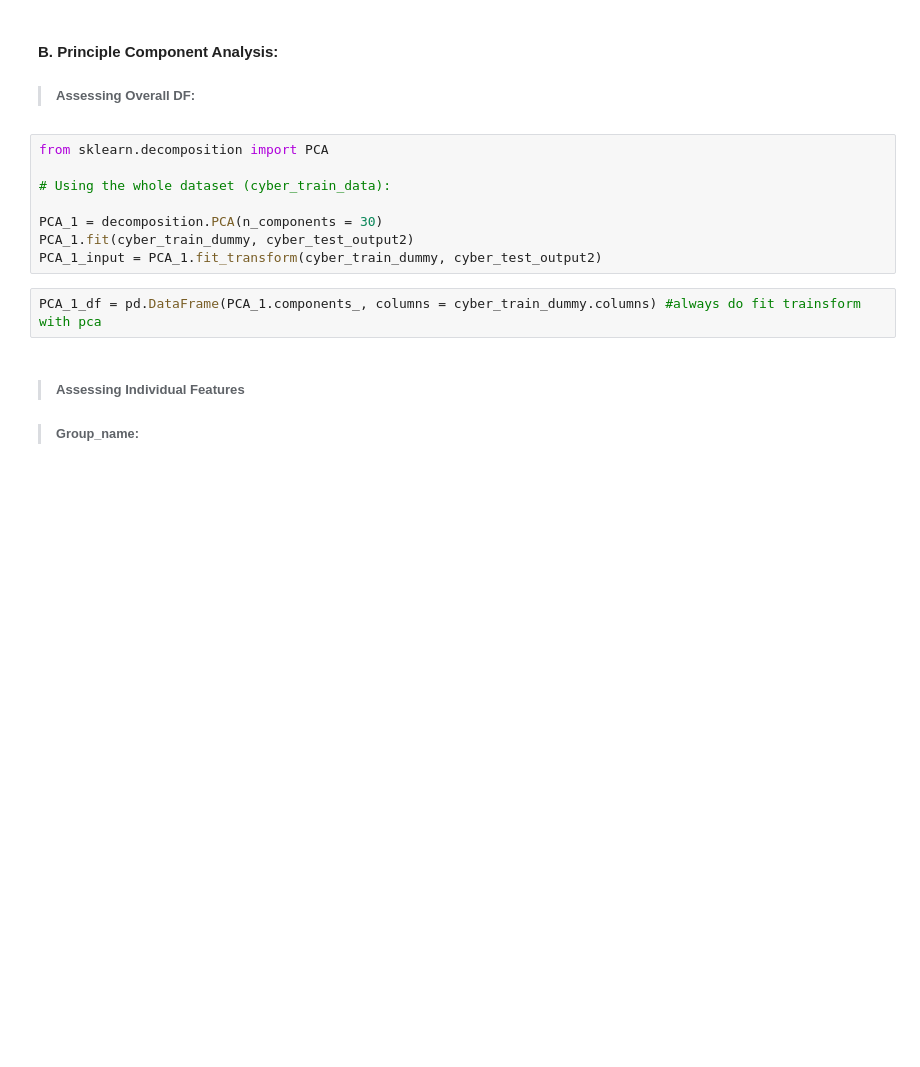
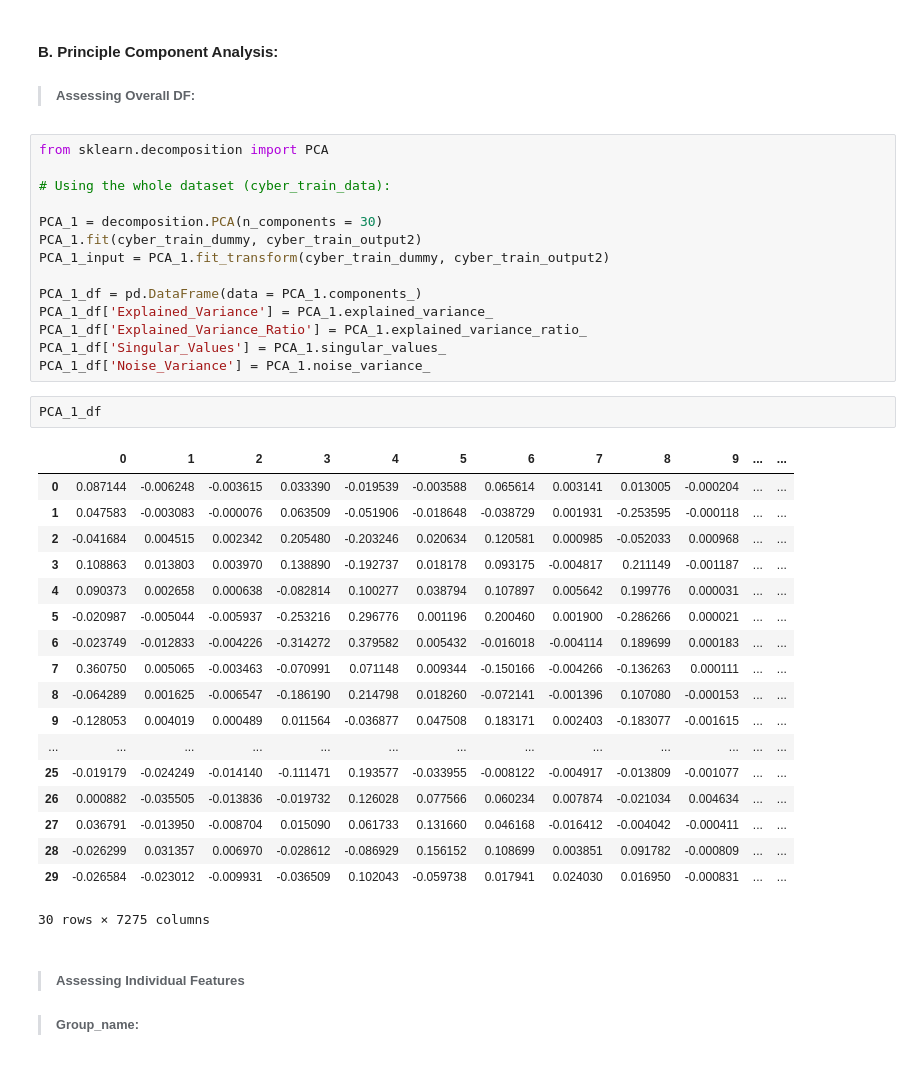
Before and after one commit to Begecky/Thinkful_Materials, a Jupyter notebook: CyberTerrorism3.ipynb, the cells around one changed output. Saved outputs shown, nothing was run; the diff lists cells and outputs as text; blank space fills up the shorter version.

```diff
--- a/CyberTerrorism3.ipynb
+++ b/CyberTerrorism3.ipynb
@@ -1205,10 +1248,35 @@ from sklearn.decomposition import PCA
 # Using the whole dataset (cyber_train_data):
 
 PCA_1 = decomposition.PCA(n_components = 30)
-PCA_1.fit(cyber_train_dummy, cyber_test_output2)
-PCA_1_input = PCA_1.fit_transform(cyber_train_dummy, cyber_test_output2)
+PCA_1.fit(cyber_train_dummy, cyber_train_output2)
+PCA_1_input = PCA_1.fit_transform(cyber_train_dummy, cyber_train_output2)
+
+PCA_1_df = pd.DataFrame(data = PCA_1.components_)
+PCA_1_df['Explained_Variance'] = PCA_1.explained_variance_
+PCA_1_df['Explained_Variance_Ratio'] = PCA_1.explained_variance_ratio_
+PCA_1_df['Singular_Values'] = PCA_1.singular_values_
+PCA_1_df['Noise_Variance'] = PCA_1.noise_variance_
-# %%
-PCA_1_df = pd.DataFrame(PCA_1.components_, columns = cyber_train_dummy.columns) #always do fit trainsform with pca
+# %%
+PCA_1_df
+# %% [output]
+|  | 0 | 1 | 2 | 3 | 4 | 5 | 6 | 7 | 8 | 9 | ... | ... |
+| 0 | 0.087144 | -0.006248 | -0.003615 | 0.033390 | -0.019539 | -0.003588 | 0.065614 | 0.003141 | 0.013005 | -0.000204 | ... | ... |
+| 1 | 0.047583 | -0.003083 | -0.000076 | 0.063509 | -0.051906 | -0.018648 | -0.038729 | 0.001931 | -0.253595 | -0.000118 | ... | ... |
+| 2 | -0.041684 | 0.004515 | 0.002342 | 0.205480 | -0.203246 | 0.020634 | 0.120581 | 0.000985 | -0.052033 | 0.000968 | ... | ... |
+| 3 | 0.108863 | 0.013803 | 0.003970 | 0.138890 | -0.192737 | 0.018178 | 0.093175 | -0.004817 | 0.211149 | -0.001187 | ... | ... |
+| 4 | 0.090373 | 0.002658 | 0.000638 | -0.082814 | 0.100277 | 0.038794 | 0.107897 | 0.005642 | 0.199776 | 0.000031 | ... | ... |
+| 5 | -0.020987 | -0.005044 | -0.005937 | -0.253216 | 0.296776 | 0.001196 | 0.200460 | 0.001900 | -0.286266 | 0.000021 | ... | ... |
+| 6 | -0.023749 | -0.012833 | -0.004226 | -0.314272 | 0.379582 | 0.005432 | -0.016018 | -0.004114 | 0.189699 | 0.000183 | ... | ... |
+| 7 | 0.360750 | 0.005065 | -0.003463 | -0.070991 | 0.071148 | 0.009344 | -0.150166 | -0.004266 | -0.136263 | 0.000111 | ... | ... |
+| 8 | -0.064289 | 0.001625 | -0.006547 | -0.186190 | 0.214798 | 0.018260 | -0.072141 | -0.001396 | 0.107080 | -0.000153 | ... | ... |
+| 9 | -0.128053 | 0.004019 | 0.000489 | 0.011564 | -0.036877 | 0.047508 | 0.183171 | 0.002403 | -0.183077 | -0.001615 | ... | ... |
+| ... | ... | ... | ... | ... | ... | ... | ... | ... | ... | ... | ... | ... |
+| 25 | -0.019179 | -0.024249 | -0.014140 | -0.111471 | 0.193577 | -0.033955 | -0.008122 | -0.004917 | -0.013809 | -0.001077 | ... | ... |
+| 26 | 0.000882 | -0.035505 | -0.013836 | -0.019732 | 0.126028 | 0.077566 | 0.060234 | 0.007874 | -0.021034 | 0.004634 | ... | ... |
+| 27 | 0.036791 | -0.013950 | -0.008704 | 0.015090 | 0.061733 | 0.131660 | 0.046168 | -0.016412 | -0.004042 | -0.000411 | ... | ... |
+| 28 | -0.026299 | 0.031357 | 0.006970 | -0.028612 | -0.086929 | 0.156152 | 0.108699 | 0.003851 | 0.091782 | -0.000809 | ... | ... |
+| 29 | -0.026584 | -0.023012 | -0.009931 | -0.036509 | 0.102043 | -0.059738 | 0.017941 | 0.024030 | 0.016950 | -0.000831 | ... | ... |
+30 rows × 7275 columns
 # %% [markdown]
 > ##### Assessing Individual Features
 
```
Also changed, not shown: parts of 10 cells of this notebook.
